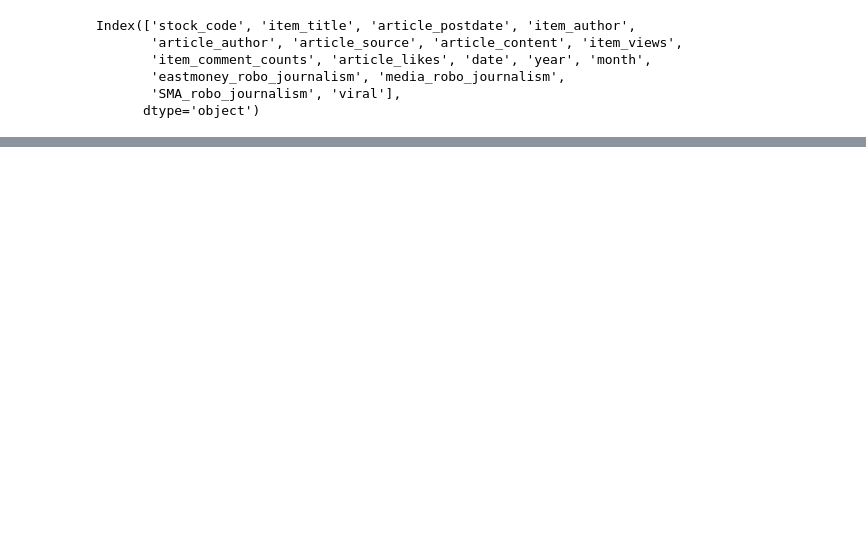
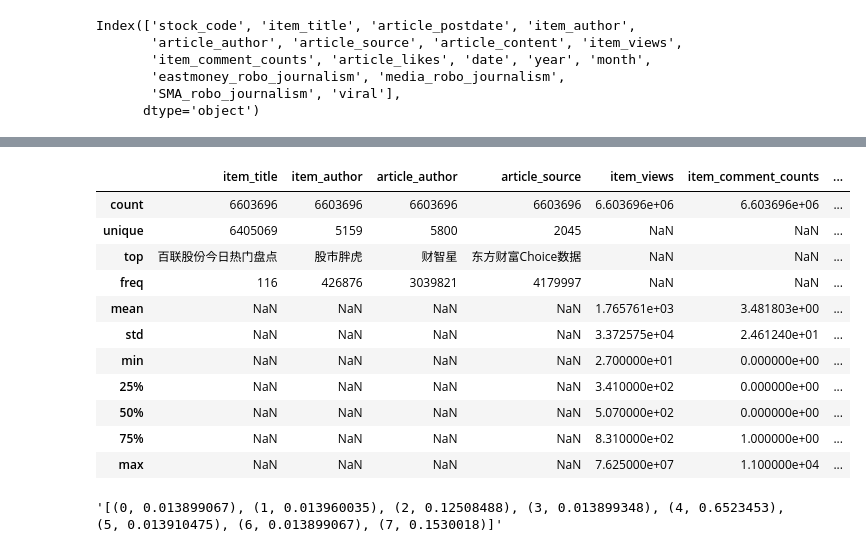
Before and after one commit to tt2615/Vitality-Project, a Jupyter notebook: data explore.ipynb, the cells around one changed output, grey strips where cells are left out. Saved outputs shown, nothing was run; the diff lists cells and outputs as text; code cells hidden in the pictures; blank space fills up the shorter version.

```diff
--- a/data explore.ipynb
+++ b/data explore.ipynb
@@ -31,0 +51,21 @@ data.to_csv('./data/p_data_wo_content.csv')
+# %%
+data2 = pd.read_csv('./data/eastmoney_topic.csv')
+# %%
+data2.describe(include='all')
+# %% [output]
+|  | item_title | item_author | article_author | article_source | item_views | item_comment_counts | ... |
+| count | 6603696 | 6603696 | 6603696 | 6603696 | 6.603696e+06 | 6.603696e+06 | ... |
+| unique | 6405069 | 5159 | 5800 | 2045 | NaN | NaN | ... |
+| top | 百联股份今日热门盘点 | 股市胖虎 | 财智星 | 东方财富Choice数据 | NaN | NaN | ... |
+| freq | 116 | 426876 | 3039821 | 4179997 | NaN | NaN | ... |
+| mean | NaN | NaN | NaN | NaN | 1.765761e+03 | 3.481803e+00 | ... |
+| std | NaN | NaN | NaN | NaN | 3.372575e+04 | 2.461240e+01 | ... |
+| min | NaN | NaN | NaN | NaN | 2.700000e+01 | 0.000000e+00 | ... |
+| 25% | NaN | NaN | NaN | NaN | 3.410000e+02 | 0.000000e+00 | ... |
+| 50% | NaN | NaN | NaN | NaN | 5.070000e+02 | 0.000000e+00 | ... |
+| 75% | NaN | NaN | NaN | NaN | 8.310000e+02 | 1.000000e+00 | ... |
+| max | NaN | NaN | NaN | NaN | 7.625000e+07 | 1.100000e+04 | ... |
+# %%
+data2['topics'][0]
+# %% [output]
+'[(0, 0.013899067), (1, 0.013960035), (2, 0.12508488), (3, 0.013899348), (4, 0.6523453), (5, 0.013910475), (6, 0.013899067), (7, 0.1530018)]'
```
Also changed, not shown: parts of 18 cells of this notebook, 3 other files.
